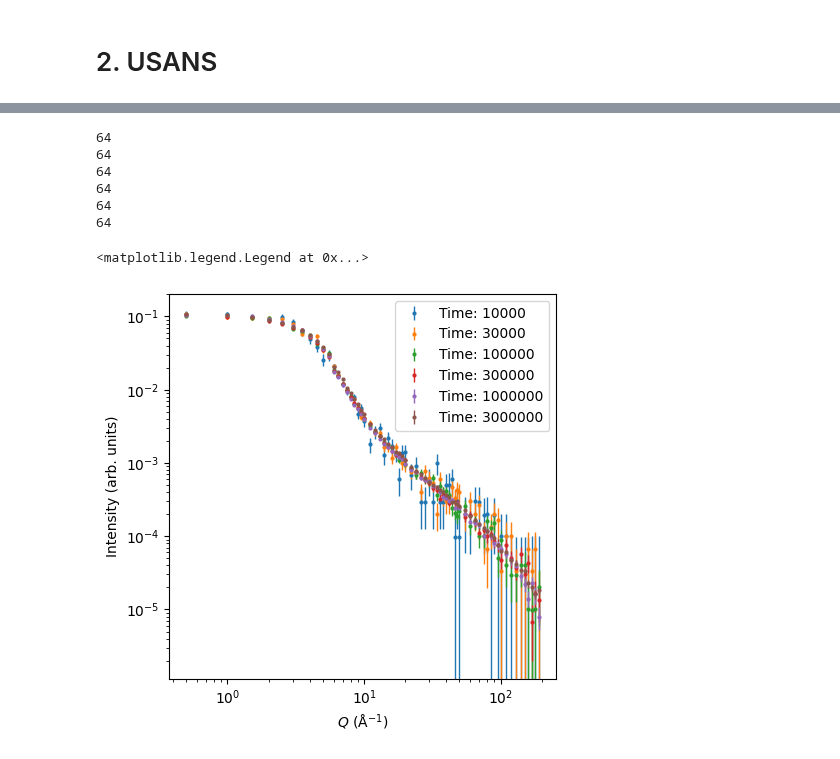
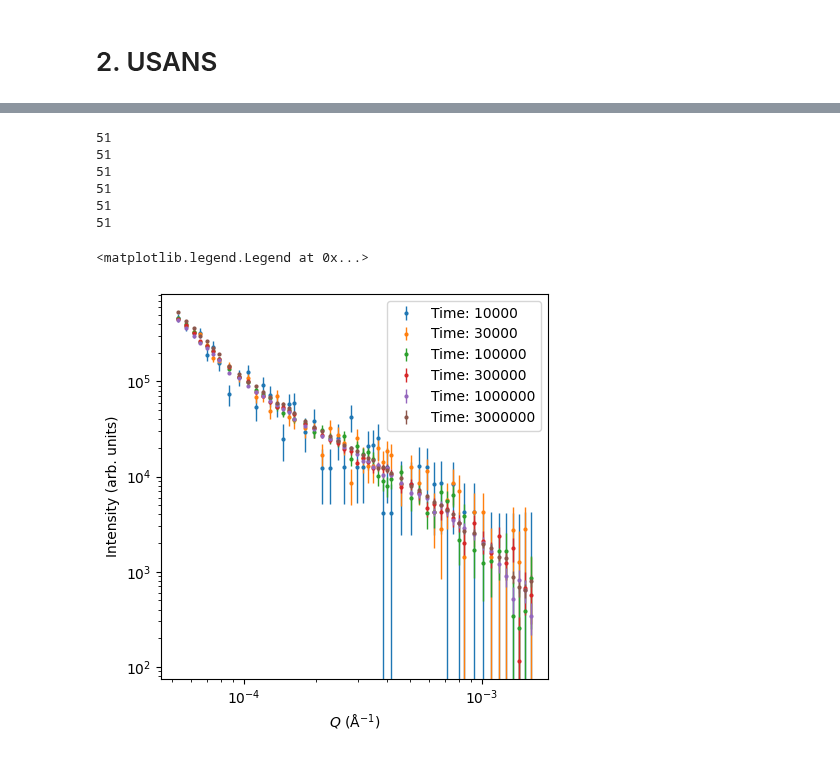
Before and after one commit to ch-tung/MLSR, a Jupyter notebook: binning/plot_SI_IQ.ipynb, the cells around one changed output, grey strips where cells are left out. Drawn from its saved outputs; the diff is of its cells as text; code cells hidden in the pictures.

Commit message:
updated figures

```diff
--- a/binning/plot_SI_IQ.ipynb
+++ b/binning/plot_SI_IQ.ipynb
@@ -525,7 +525,7 @@ count_list = [3e4, 1e5, 3e5, 1e6, 3e6]
 count_list = np.array(count_list, dtype=float)
 count_list = count_list
 
-N_MC = 16
+N_MC = 1
 synthetic_data_list = []
 import matplotlib.cm as cm
 import matplotlib.colors as mcolors
@@ -721,7 +721,7 @@ count_list = [3e4, 1e5, 3e5, 1e6, 3e6]
 count_list = np.array(count_list, dtype=float)
 count_list = count_list*10
 
-N_MC = 16
+N_MC = 1
 synthetic_data_list = []
 import matplotlib.cm as cm
 import matplotlib.colors as mcolors
@@ -915,7 +915,7 @@ count_list = [3e4, 1e5, 3e5, 1e6, 3e6]
 count_list = np.array(count_list, dtype=float)
 count_list = count_list/10
 
-N_MC = 16
+N_MC = 1
 synthetic_data_list = []
 import matplotlib.cm as cm
 import matplotlib.colors as mcolors
@@ -1019,7 +1019,8 @@ import re
 file_path = "../data/USANS/32871/"
 sample_files = [f for f in os.listdir(file_path) if 'sample' in f.lower()]
 labels = ["unscaled", "lb", "lbs"]
-filtered_files = [f for f in sample_files if labels[0] in f]
+filtered_files = [f for f in sample_files if labels[2] in f]
+# filtered_files = [f for f in sample_files if not any(label in f for label in labels)]
 # Prepare lists to store extracted info
 measure_times = []
 samples = []
@@ -1092,8 +1093,9 @@ for i, arr in enumerate(sample4_data_list):
     I_err = arr[:, 2]
     dQ = np.zeros_like(Q)  # USANS files may not have dQ; set to zeros or estimate if available
     total_counts = sample4_time_list[i]
+    mask = (Q>5e-5)
     # Use bin='USANS', collimation='-', time=str(int(total_counts))
-    data['USANS']['-'][str(int(total_counts))] = ScatteringData(Q, I, I_err, dQ, total_counts=total_counts)
+    data['USANS']['-'][str(int(total_counts))] = ScatteringData(Q[mask], I[mask], I_err[mask], dQ[mask], total_counts=total_counts)
 
 fig = plt.figure(figsize=(5, 5))
 ax = fig.add_subplot(111)
@@ -1131,11 +1133,11 @@ ax.legend()
-64
-64
-64
-64
-64
-64
+51
+51
+51
+51
+51
+51
 <matplotlib.legend.Legend at 0x...>
-[figure, old version]
+[figure, new version]
 # %%
 # Select a collimation to analyze
 fixed_collimation = '-'  # manually selected
```
Also changed, not shown: parts of 6 cells of this notebook, 4 other files.
